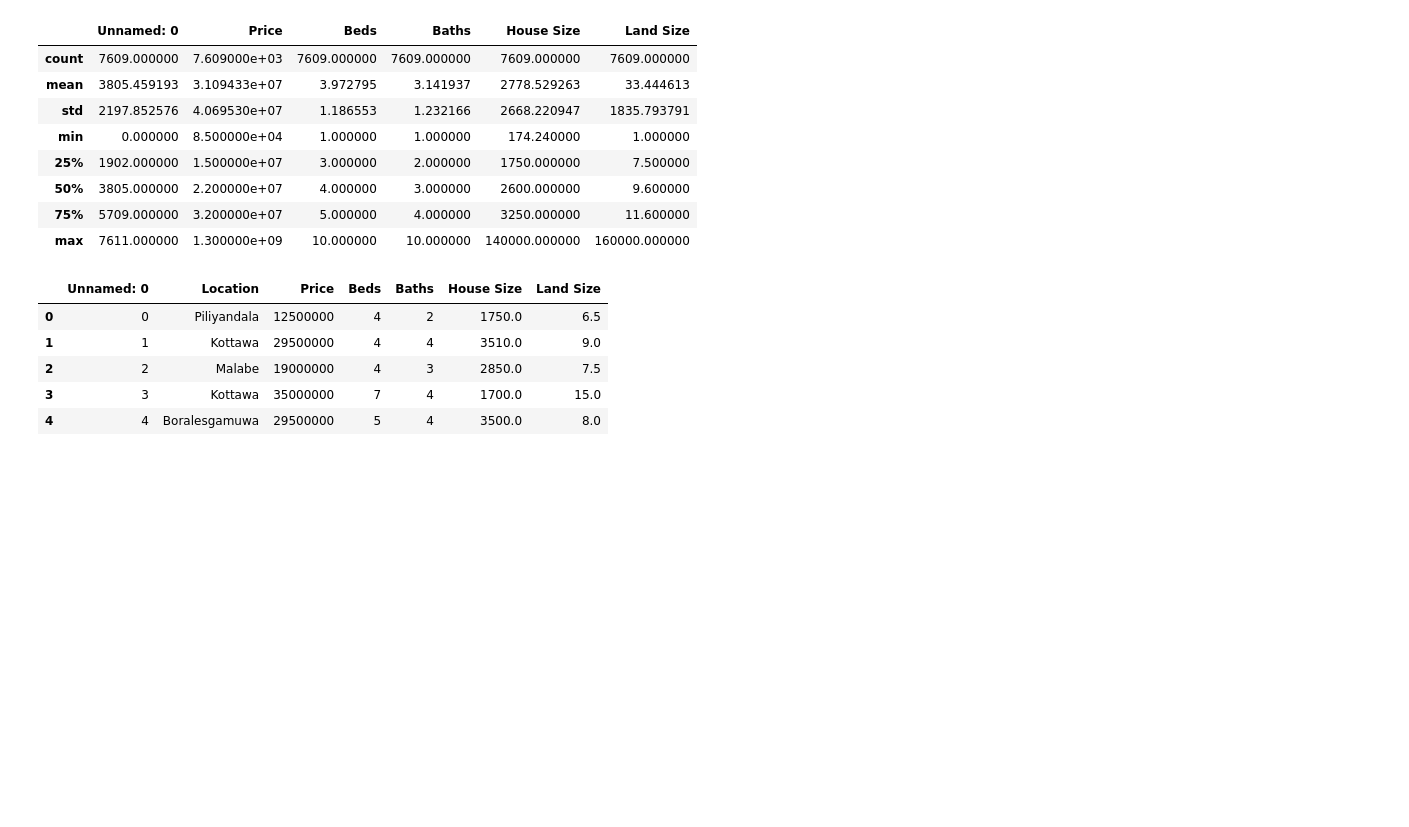
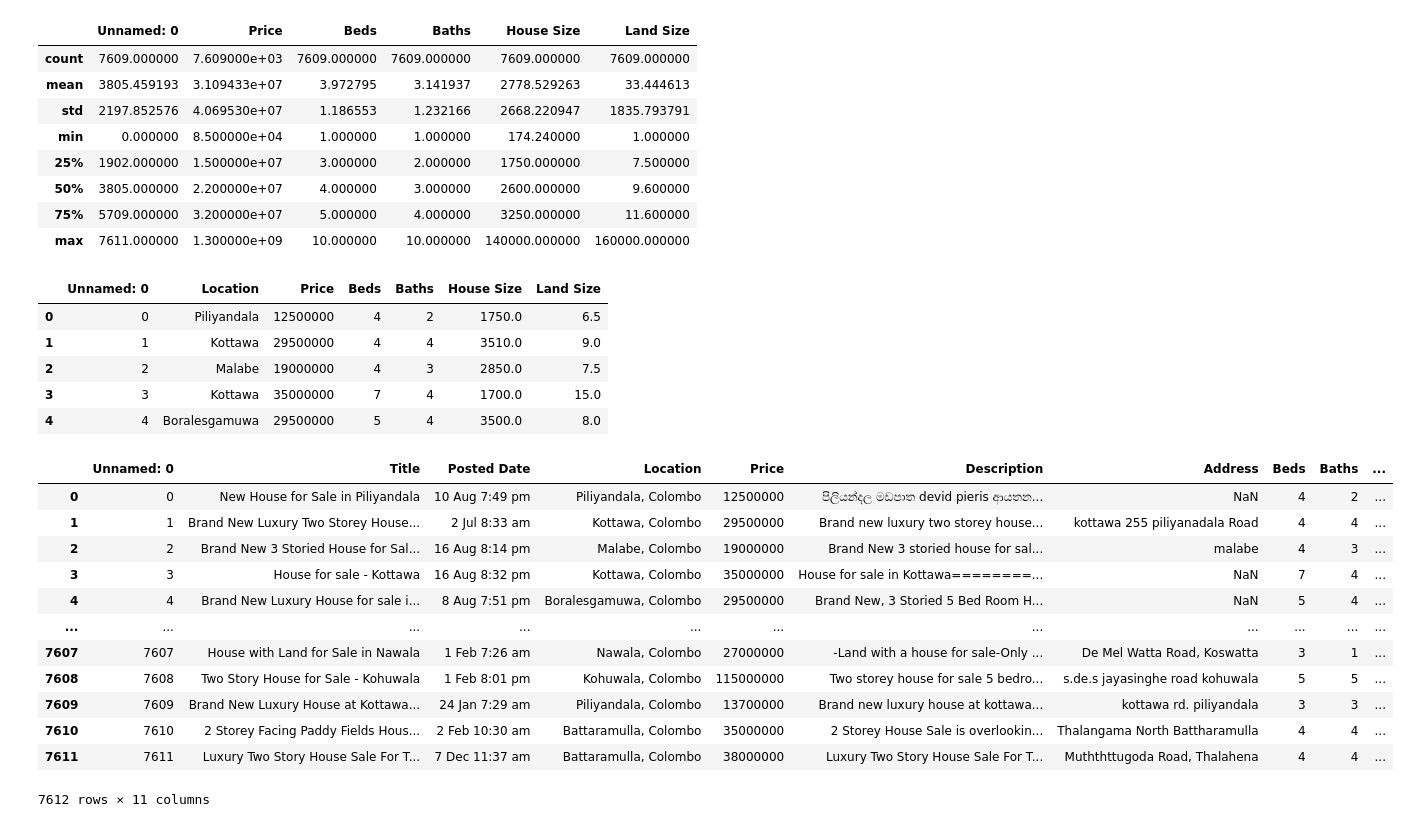
Before and after one commit to ano010/House-Price-Prediction-using-Machine-Learning, a Jupyter notebook: data-collection/scrapper.ipynb, the cells around one changed output. Cells and saved outputs as stored; diff of their text form; code cells hidden in the pictures; blank space fills up the shorter version.

```diff
--- a/data-collection/scrapper.ipynb
+++ b/data-collection/scrapper.ipynb
@@ -424,3 +426,21 @@ df_check.head()
 | 2 | 2 | Malabe | 19000000 | 4 | 3 | 2850.0 | 7.5 |
 | 3 | 3 | Kottawa | 35000000 | 7 | 4 | 1700.0 | 15.0 |
 | 4 | 4 | Boralesgamuwa | 29500000 | 5 | 4 | 3500.0 | 8.0 |
+# %%
+df_old = pd.read_csv('house-data-set-right-header' + '.csv')
+# %%
+df_old
+# %% [output]
+|  | Unnamed: 0 | Title | Posted Date | Location | Price | Description | Address | Beds | Baths | ... |
+| 0 | 0 | New House for Sale in Piliyandala | 10 Aug 7:49 pm | Piliyandala, Colombo | 12500000 | පිලියන්දල මඩපාත devid pieris ආයතන... | NaN | 4 | 2 | ... |
+| 1 | 1 | Brand New Luxury Two Storey House... | 2 Jul 8:33 am | Kottawa, Colombo | 29500000 | Brand new luxury two storey house... | kottawa 255 piliyanadala Road | 4 | 4 | ... |
+| 2 | 2 | Brand New 3 Storied House for Sal... | 16 Aug 8:14 pm | Malabe, Colombo | 19000000 | Brand New 3 storied house for sal... | malabe | 4 | 3 | ... |
+| 3 | 3 | House for sale - Kottawa | 16 Aug 8:32 pm | Kottawa, Colombo | 35000000 | House for sale in Kottawa========... | NaN | 7 | 4 | ... |
+| 4 | 4 | Brand New Luxury House for sale i... | 8 Aug 7:51 pm | Boralesgamuwa, Colombo | 29500000 | Brand New, 3 Storied 5 Bed Room H... | NaN | 5 | 4 | ... |
+| ... | ... | ... | ... | ... | ... | ... | ... | ... | ... | ... |
+| 7607 | 7607 | House with Land for Sale in Nawala | 1 Feb 7:26 am | Nawala, Colombo | 27000000 | -Land with a house for sale-Only ... | De Mel Watta Road, Koswatta | 3 | 1 | ... |
+| 7608 | 7608 | Two Story House for Sale - Kohuwala | 1 Feb 8:01 pm | Kohuwala, Colombo | 115000000 | Two storey house for sale 5 bedro... | s.de.s jayasinghe road kohuwala | 5 | 5 | ... |
+| 7609 | 7609 | Brand New Luxury House at Kottawa... | 24 Jan 7:29 am | Piliyandala, Colombo | 13700000 | Brand new luxury house at kottawa... | kottawa rd. piliyandala | 3 | 3 | ... |
+| 7610 | 7610 | 2 Storey Facing Paddy Fields Hous... | 2 Feb 10:30 am | Battaramulla, Colombo | 35000000 | 2 Storey House Sale is overlookin... | Thalangama North Battharamulla | 4 | 4 | ... |
+| 7611 | 7611 | Luxury Two Story House Sale For T... | 7 Dec 11:37 am | Battaramulla, Colombo | 38000000 | Luxury Two Story House Sale For T... | Muththttugoda Road, Thalahena | 4 | 4 | ... |
+7612 rows × 11 columns
```
Also changed, not shown: parts of 31 cells of this notebook, 33 other files.
